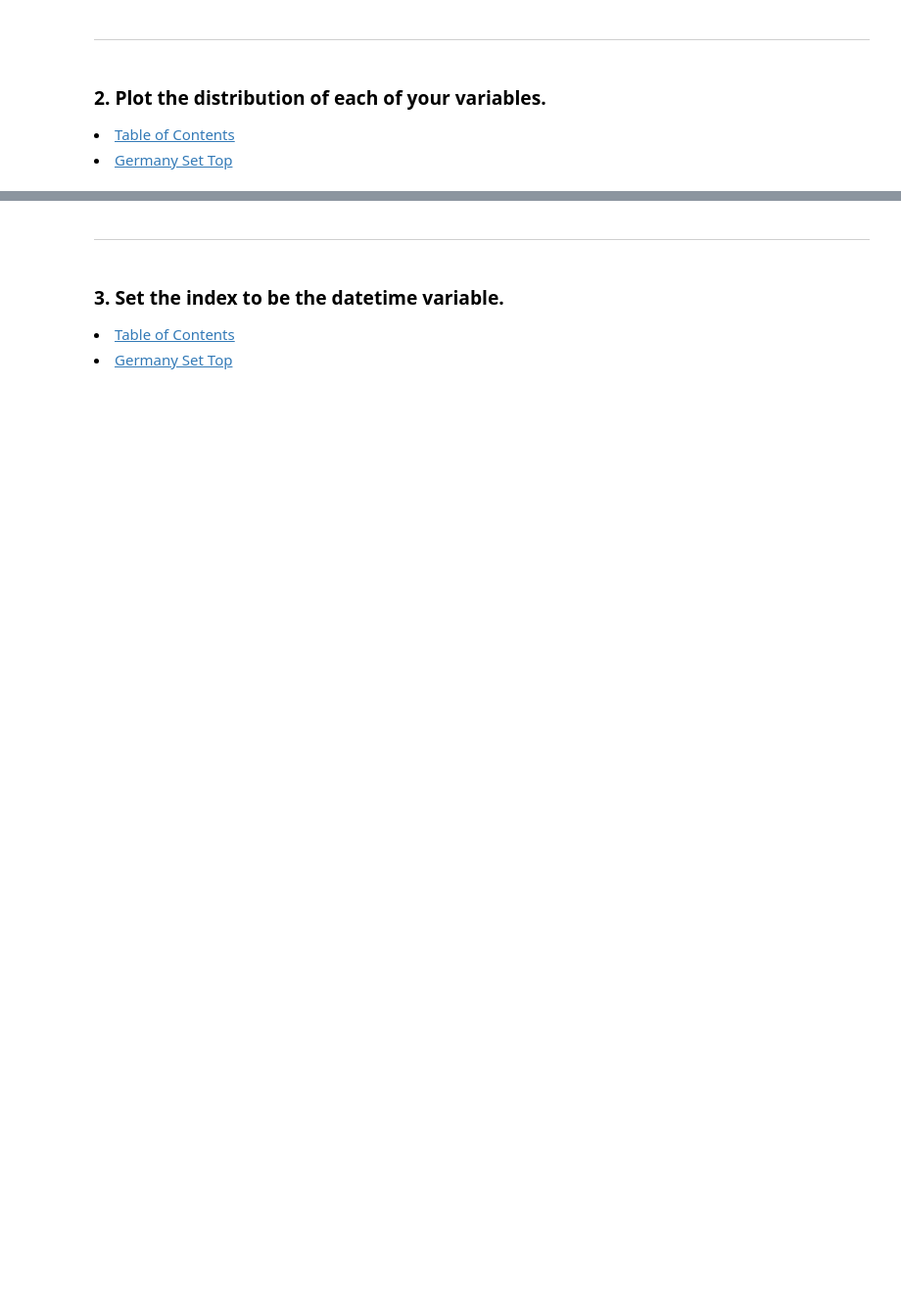
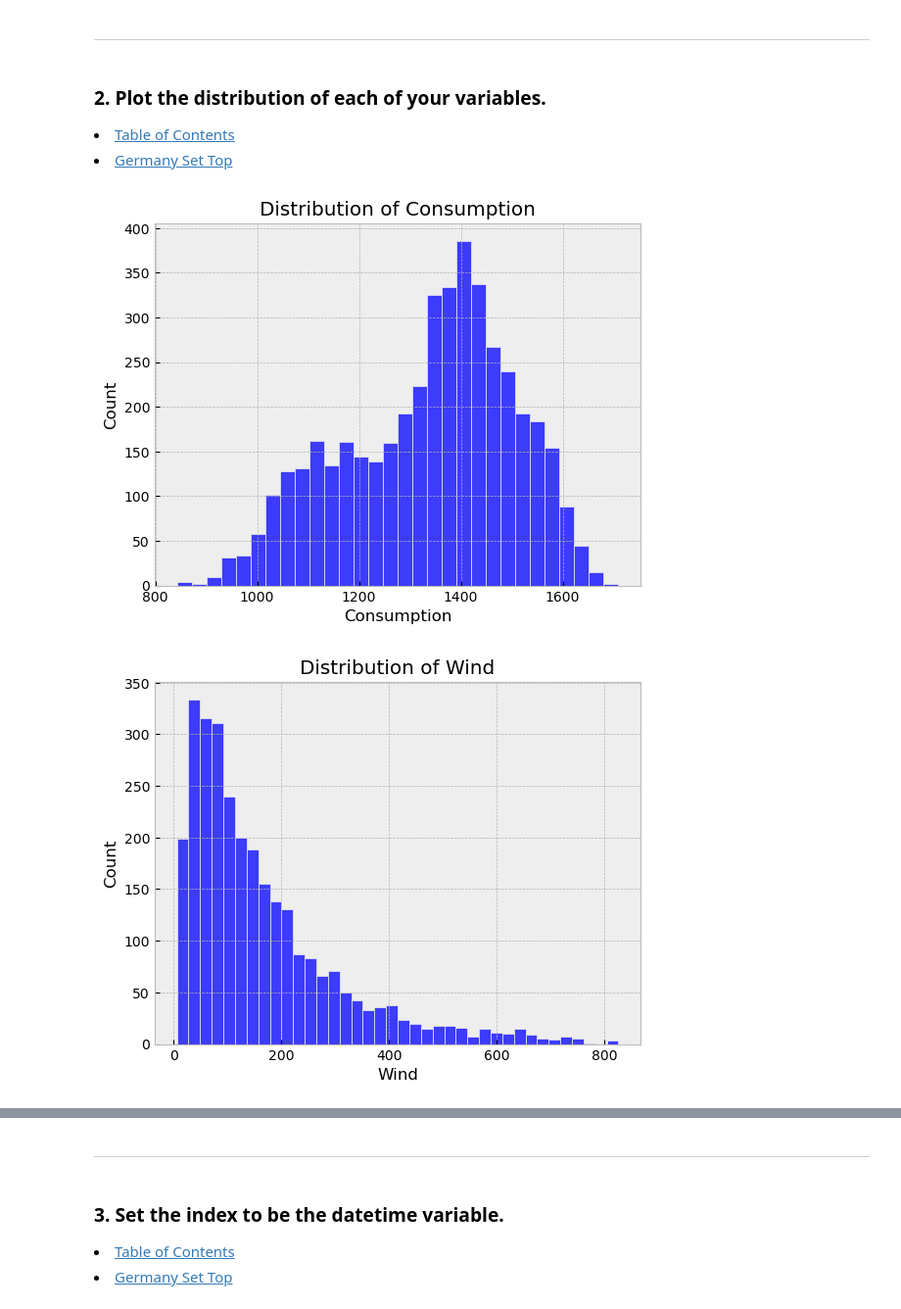
Before and after one commit to Jared-Wood135/time-series-exercises, a Jupyter notebook: prepare.ipynb, the cells around one changed output, grey strips where cells are left out. Shown: that part at 98% size. Drawn from its saved outputs; the diff is of its cells as text; code cells hidden in the pictures; blank space fills up the shorter version.

```diff
--- a/prepare.ipynb
+++ b/prepare.ipynb
@@ -176,3 +176,6 @@ pyfile_store.sample()
 <li><a href='#germanyq6'>Question 6</a></li>
 # %% [markdown]
 Using the OPS data acquired in the Acquire exercises opsd_germany_daily.csv, complete the following:
+# %%
+germany = pd.read_csv('germany.csv', index_col=0)
+germany.sample()
@@ -184,3 +199,6 @@ Using the OPS data acquired in the Acquire exercises opsd_germany_daily.csv, com
 
 <li><a href='#TableOfContents'>Table of Contents</a></li>
 <li><a href='#germany'>Germany Set Top</a></li>
+# %%
+germany.Date = pd.to_datetime(germany.Date)
+germany.dtypes
@@ -192,3 +217,13 @@ Using the OPS data acquired in the Acquire exercises opsd_germany_daily.csv, com
 
 <li><a href='#TableOfContents'>Table of Contents</a></li>
 <li><a href='#germany'>Germany Set Top</a></li>
+# %%
+col_for_visuals = germany.drop(columns='Date').columns.to_list()
+for col in col_for_visuals:
+    with plt.style.context('bmh'):
+        sns.histplot(data=germany, x=col)
+        plt.title(f'Distribution of {col}')
+        plt.show()
+# %% [output]
+[figure, added]
+[figure, added]
```
Also changed, not shown: parts of 19 cells of this notebook, 1 other file.
